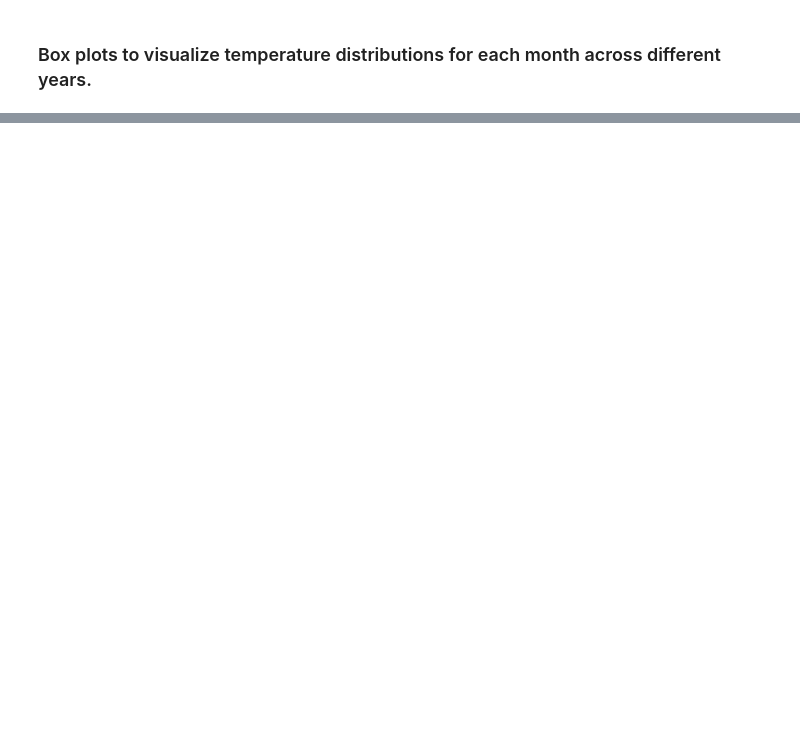
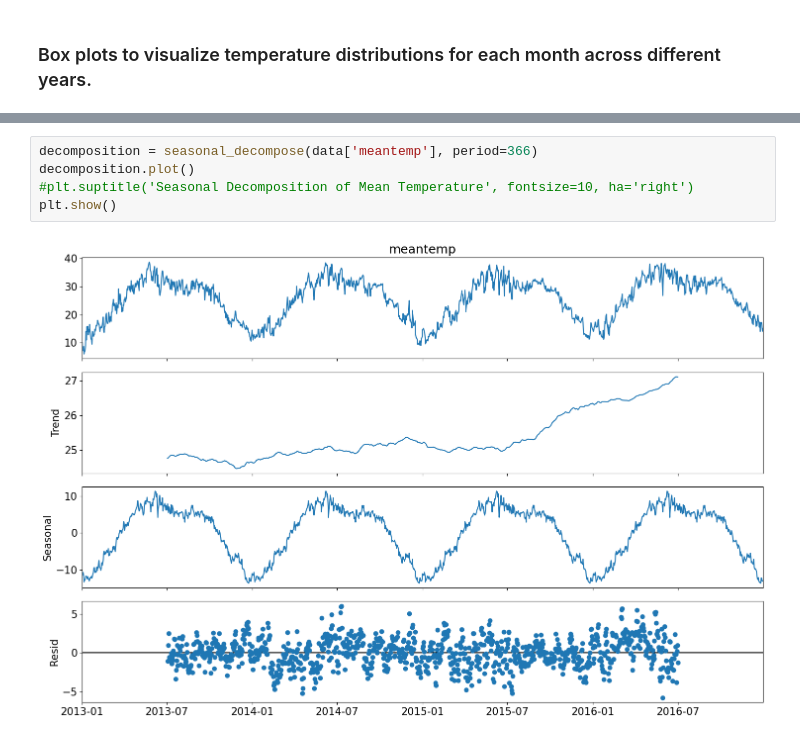
Before and after one commit to nwudochika/CMSC6950_Project, a Jupyter notebook: CMSC6950_Project.ipynb, the cells around one changed output, grey strips where cells are left out. Saved outputs shown, nothing was run; the diff lists cells and outputs as text; blank space fills up the shorter version.

```diff
--- a/CMSC6950_Project.ipynb
+++ b/CMSC6950_Project.ipynb
@@ -409,0 +437,7 @@ plt.show()
+# %%
+decomposition = seasonal_decompose(data['meantemp'], period=366)
+decomposition.plot()
+#plt.suptitle('Seasonal Decomposition of Mean Temperature', fontsize=10, ha='right')
+plt.show()
+# %% [output]
+[figure, added]
```
Also changed, not shown: parts of 13 cells of this notebook.
